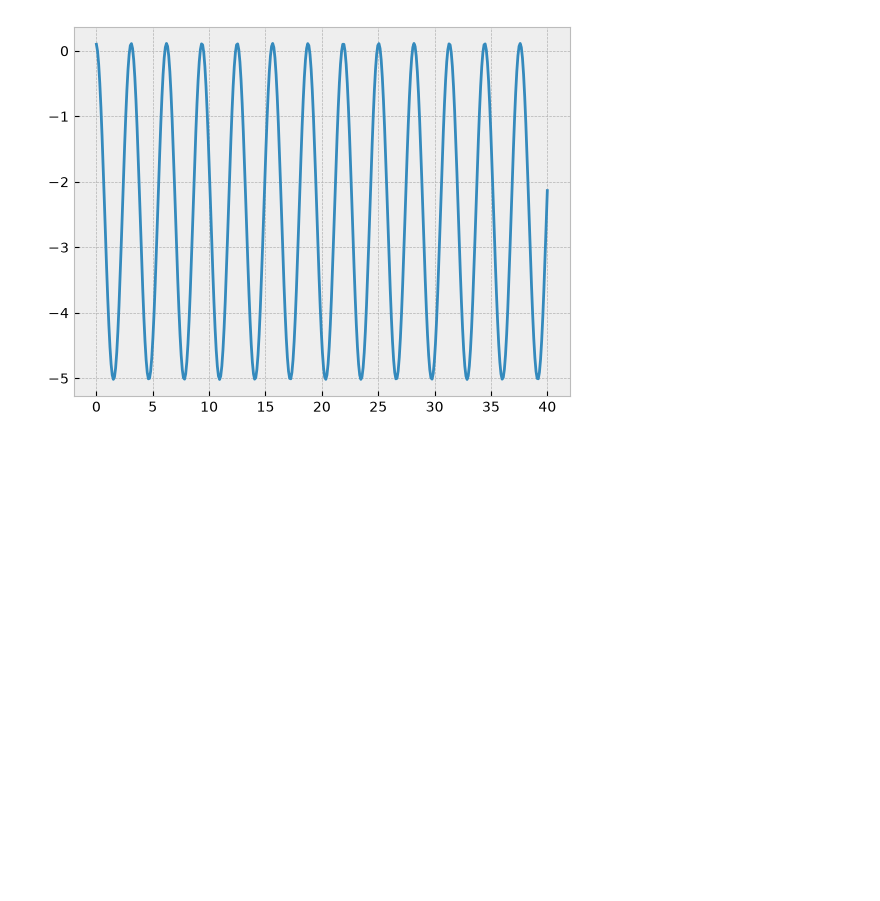
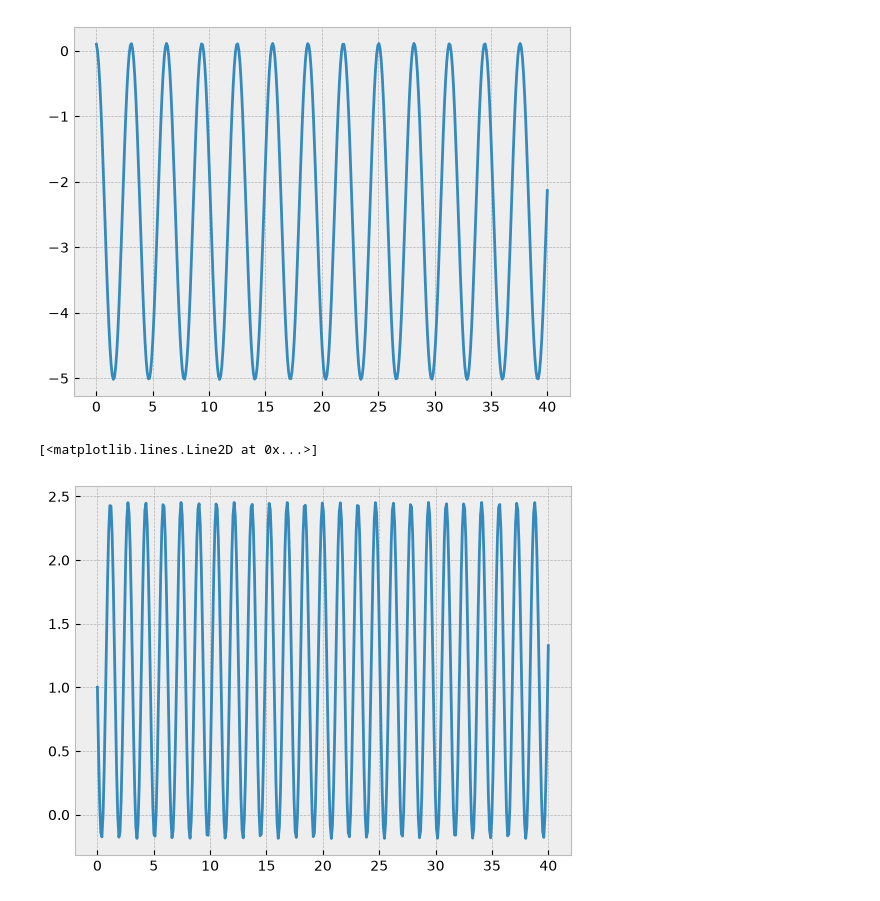
Before and after one commit to Dewscot/Clases, a Jupyter notebook: FC2/Estudio_chatgpt/Tarea_1.ipynb, the cells around one changed output. Saved outputs shown, nothing was run; the diff lists cells and outputs as text; code cells hidden in the pictures; blank space fills up the shorter version.

Commit message:
energia de euler-cromer tarea 1

```diff
--- a/FC2/Estudio_chatgpt/Tarea_1.ipynb
+++ b/FC2/Estudio_chatgpt/Tarea_1.ipynb
@@ -164,3 +164,12 @@ plt.plot(tiempos,trayectoria_EC[:,0])
 # %% [output]
 [<matplotlib.lines.Line2D at 0x...>]
 [figure]
+# %%
+Energia_euler_cromer = np.zeros(Npuntos)
+for n in range(Npuntos):
+    Energia_euler_cromer[n] = 1/2*m*trayectoria_EC[n,1]**2+1/2*k*trayectoria_EC[n,0]**2+m*g*trayectoria_EC[n,0]
+plt.plot(tiempos,Energia_euler_cromer)
+#plt.plot(tiempos,Energia_euler)
+# %% [output]
+[<matplotlib.lines.Line2D at 0x...>]
+[figure, added]
```
Also changed, not shown: 1 other file.
